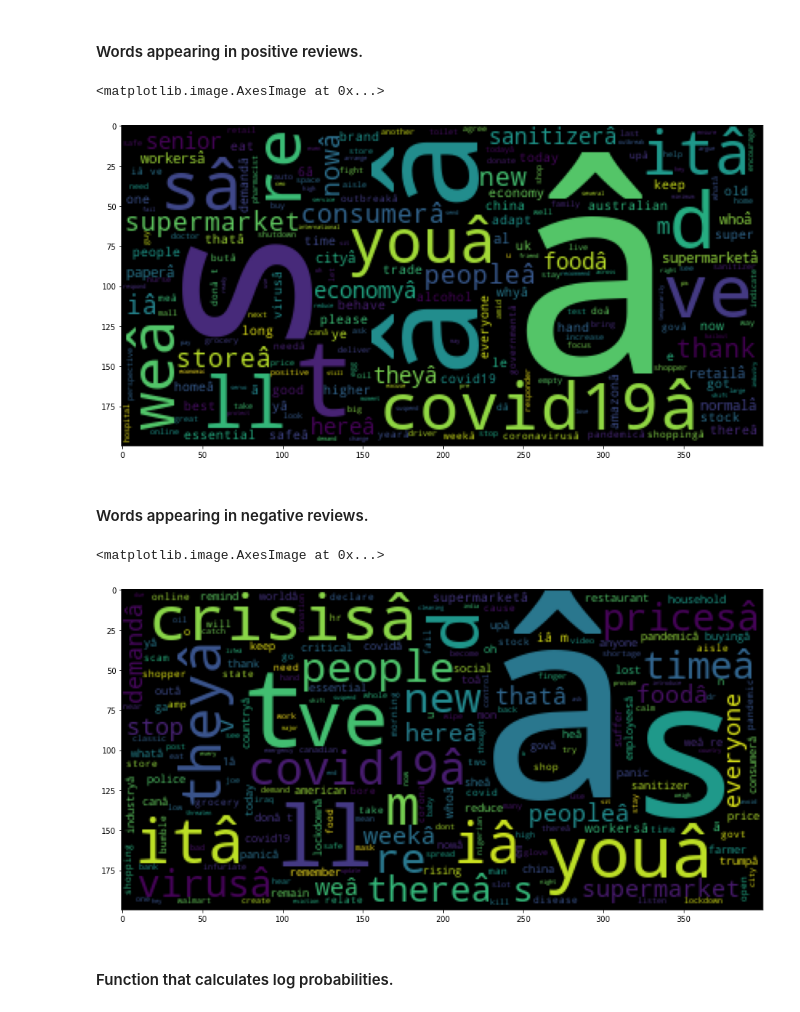
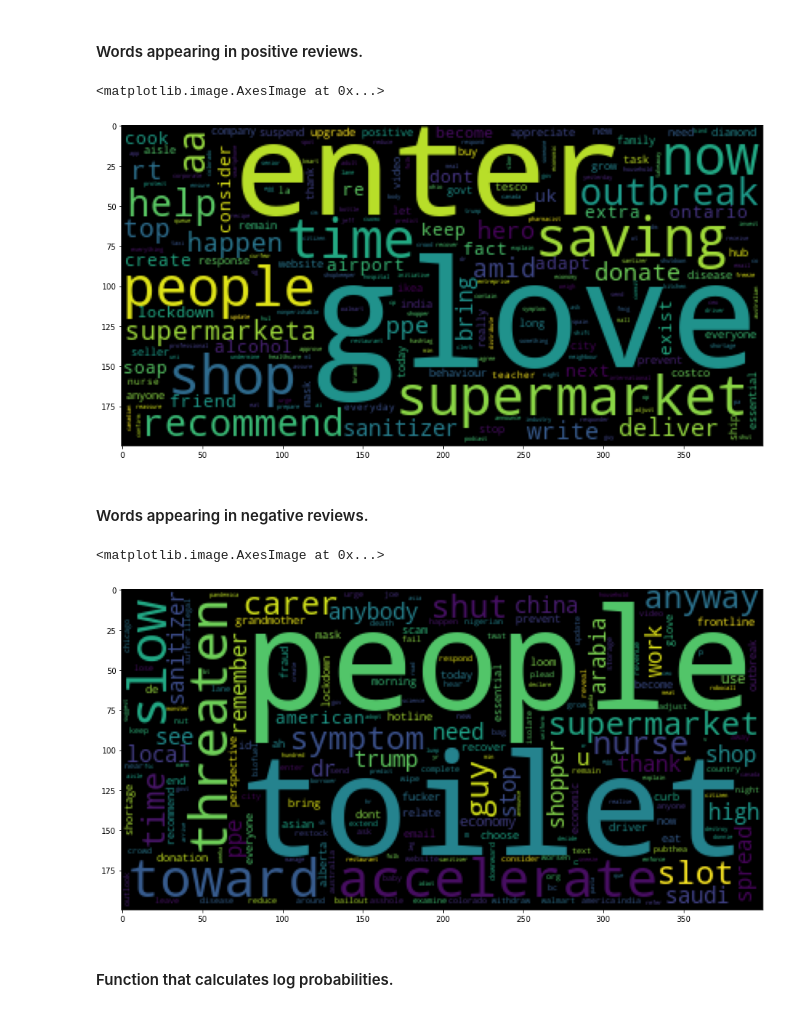
Before and after one commit to sachin17git/Twitter-Sentiment-Markov-Models, a Jupyter notebook: markov.ipynb, the cells around one changed output. Cells and saved outputs as stored; diff of their text form; code cells hidden in the pictures.

Commit message:
text clean up

```diff
--- a/markov.ipynb
+++ b/markov.ipynb
@@ -30,7 +32,18 @@ def remove_unwanted(x):
     new_x = re.sub(r"http\S+", "", new_x) #remove http links
     new_x = re.sub(r"@\S+", "", new_x) #remove twitter user tags
     new_x = re.sub(r"#\S+", "", new_x) #remove #tags
-    new_x = new_x.translate(str.maketrans('', '', string.punctuation))
+    clean_txt = []
+    # clean each token by removing invalid characters.
+    for tok in new_x.split():
+        if tok.startswith('â'):
+            tok = tok[1:]
+        tok = unidecode(tok)
+        tok = ''.join([c for c in tok if c not in string.punctuation])
+        if tok.isalpha():
+            clean_txt.append(tok)
+
+    new_x = " ".join(clean_txt)
+    #new_x = new_x.translate(str.maketrans('', '', string.punctuation))
     new_x = " ".join([txt for txt in new_x.lower().split() if len(txt.strip()) > 0])
     x_tags = pos_tag(new_x.split()) # get part-of-speech tags for each token in a text.
     new_x = " ".join([lemmatizer.lemmatize(m, pos = detect_pos_tag(tag)) for m, tag in x_tags]) # lemmatize based on the POS tags.
@@ -49,7 +62,7 @@ def detect_pos_tag(tag):
     else:
         return wordnet.NOUN
 
-data = pd.read_csv("../corona tweets/Corona_NLP_train.csv", encoding='latin-1')
+data = pd.read_csv("../corona tweets/Corona_NLP_train.csv", encoding='ISO-8859-1')
 data.drop(["UserName","ScreenName", "Location", "TweetAt"], axis=1, inplace=True)
 data["tweets"] = data["OriginalTweet"].apply(remove_unwanted)
 data.head()
@@ -223,11 +236,11 @@ word_frequency = dict(Counter(word_freq_pos) + Counter(word_freq_neg))
 # %%
 # words appearing in positive reviews.
 plt.figure(figsize=(15, 12))
-positive_cloud = WordCloud().generate(' '.join([wc for wc in word_freq_pos.keys()]))
+positive_cloud = WordCloud().generate(' '.join([wc for wc in word_freq_pos.keys() if len(wc) > 1]))
 plt.imshow(positive_cloud)
 # %% [output]
 <matplotlib.image.AxesImage at 0x...>
-[figure, old version]
+[figure, new version]
 # %% [markdown]
 #### Words appearing in negative reviews.
 # %%
@@ -237,7 +250,7 @@ negative_cloud = WordCloud().generate(' '.join([wc for wc in word_freq_neg.keys(
 plt.imshow(negative_cloud)
 # %% [output]
 <matplotlib.image.AxesImage at 0x...>
-[figure, old version]
+[figure, new version]
 # %% [markdown]
 #### Function that calculates log probabilities.
 # %%
```
Also changed, not shown: parts of 21 cells of this notebook.
